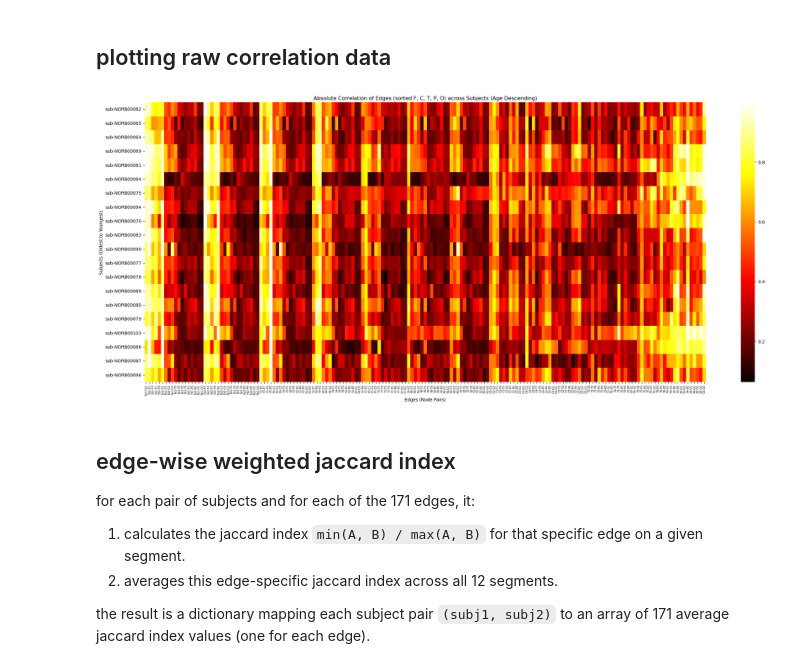
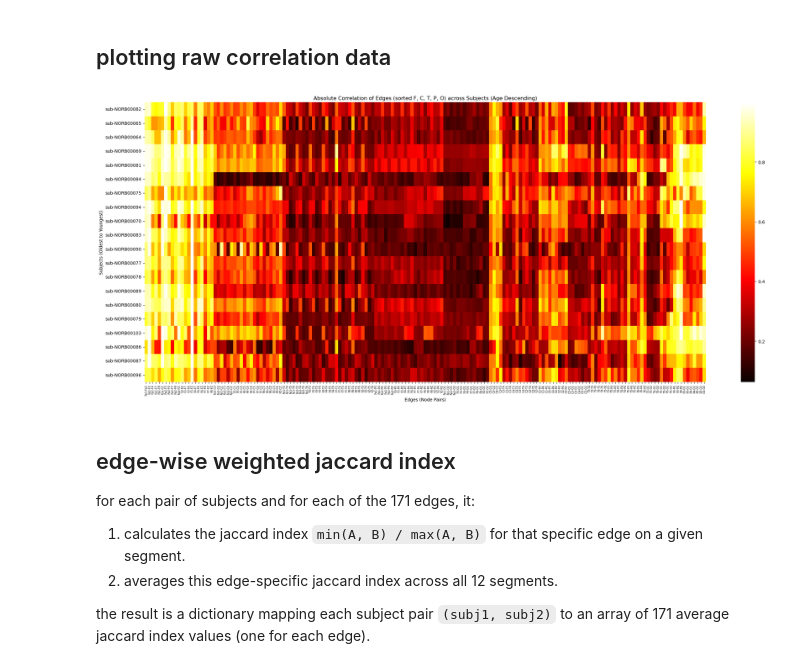
Before and after one commit to AlooKaLaddoo/HonoursM26, a Jupyter notebook: correlationJaccard.ipynb, the cells around one changed output. Saved outputs shown, nothing was run; the diff lists cells and outputs as text; code cells hidden in the pictures.

```diff
--- a/correlationJaccard.ipynb
+++ b/correlationJaccard.ipynb
@@ -55,28 +55,28 @@ Processed 20 subjects
 # %%
 # Hardcoded edge order (F, C, T, P, O pairs)
 edge_labels = [
-    'Fp1-Fp2', 'Fp1-F3', 'Fp1-F4', 'Fp1-F7', 'Fp1-F8', 'Fp1-FZ', 'Fp1-C3', 'Fp1-C4',
-    'Fp1-CZ', 'Fp1-T3', 'Fp1-T4', 'Fp1-T5', 'Fp1-T6', 'Fp1-P3', 'Fp1-P4', 'Fp1-PZ',
-    'Fp1-O1', 'Fp1-O2', 'Fp2-F3', 'Fp2-F4', 'Fp2-F7', 'Fp2-F8', 'Fp2-FZ', 'Fp2-C3',
-    'Fp2-C4', 'Fp2-CZ', 'Fp2-T3', 'Fp2-T4', 'Fp2-T5', 'Fp2-T6', 'Fp2-P3', 'Fp2-P4',
-    'Fp2-PZ', 'Fp2-O1', 'Fp2-O2', 'F3-F4', 'F3-F7', 'F3-F8', 'F3-FZ', 'F3-C3',
-    'F3-C4', 'F3-CZ', 'F3-T3', 'F3-T4', 'F3-T5', 'F3-T6', 'F3-P3', 'F3-P4',
-    'F3-PZ', 'F3-O1', 'F3-O2', 'F4-F7', 'F4-F8', 'F4-FZ', 'F4-C3', 'F4-C4',
-    'F4-CZ', 'F4-T3', 'F4-T4', 'F4-T5', 'F4-T6', 'F4-P3', 'F4-P4', 'F4-PZ',
-    'F4-O1', 'F4-O2', 'F7-F8', 'F7-FZ', 'F7-C3', 'F7-C4', 'F7-CZ', 'F7-T3',
-    'F7-T4', 'F7-T5', 'F7-T6', 'F7-P3', 'F7-P4', 'F7-PZ', 'F7-O1', 'F7-O2',
-    'F8-FZ', 'F8-C3', 'F8-C4', 'F8-CZ', 'F8-T3', 'F8-T4', 'F8-T5', 'F8-T6',
-    'F8-P3', 'F8-P4', 'F8-PZ', 'F8-O1', 'F8-O2', 'FZ-C3', 'FZ-C4', 'FZ-CZ',
-    'FZ-T3', 'FZ-T4', 'FZ-T5', 'FZ-T6', 'FZ-P3', 'FZ-P4', 'FZ-PZ', 'FZ-O1',
-    'FZ-O2', 'C3-C4', 'C3-CZ', 'C3-T3', 'C3-T4', 'C3-T5', 'C3-T6', 'C3-P3',
-    'C3-P4', 'C3-PZ', 'C3-O1', 'C3-O2', 'C4-CZ', 'C4-T3', 'C4-T4', 'C4-T5',
-    'C4-T6', 'C4-P3', 'C4-P4', 'C4-PZ', 'C4-O1', 'C4-O2', 'CZ-T3', 'CZ-T4',
-    'CZ-T5', 'CZ-T6', 'CZ-P3', 'CZ-P4', 'CZ-PZ', 'CZ-O1', 'CZ-O2', 'T3-T4',
-    'T3-T5', 'T3-T6', 'T3-P3', 'T3-P4', 'T3-PZ', 'T3-O1', 'T3-O2', 'T4-T5',
-    'T4-T6', 'T4-P3', 'T4-P4', 'T4-PZ', 'T4-O1', 'T4-O2', 'T5-T6', 'T5-P3',
-    'T5-P4', 'T5-PZ', 'T5-O1', 'T5-O2', 'T6-P3', 'T6-P4', 'T6-PZ', 'T6-O1',
-    'T6-O2', 'P3-P4', 'P3-PZ', 'P3-O1', 'P3-O2', 'P4-PZ', 'P4-O1', 'P4-O2',
-    'PZ-O1', 'PZ-O2', 'O1-O2'
+    'Fp1-Fp2', 'Fp1-F3', 'Fp1-F4', 'Fp1-F7', 'Fp1-F8', 'Fp1-FZ', 'Fp2-F3',
+    'Fp2-F4', 'Fp2-F7', 'Fp2-F8', 'Fp2-FZ', 'F3-F4', 'F3-F7', 'F3-F8', 'F3-FZ',
+    'F4-F7', 'F4-F8', 'F4-FZ', 'F7-F8', 'F7-FZ', 'F8-FZ', 'Fp1-C3', 'Fp1-C4',
+    'Fp1-CZ', 'Fp2-C3', 'Fp2-C4', 'Fp2-CZ', 'F3-C3', 'F3-C4', 'F3-CZ', 'F4-C3',
+    'F4-C4', 'F4-CZ', 'F7-C3', 'F7-C4', 'F7-CZ', 'F8-C3', 'F8-C4', 'F8-CZ',
+    'FZ-C3', 'FZ-C4', 'FZ-CZ', 'Fp1-T3', 'Fp1-T4', 'Fp1-T5', 'Fp1-T6',
+    'Fp2-T3', 'Fp2-T4', 'Fp2-T5', 'Fp2-T6', 'F3-T3', 'F3-T4', 'F3-T5', 'F3-T6',
+    'F4-T3', 'F4-T4', 'F4-T5', 'F4-T6', 'F7-T3', 'F7-T4', 'F7-T5', 'F7-T6',
+    'F8-T3', 'F8-T4', 'F8-T5', 'F8-T6', 'FZ-T3', 'FZ-T4', 'FZ-T5', 'FZ-T6',
+    'Fp1-P3', 'Fp1-P4', 'Fp1-PZ', 'Fp2-P3', 'Fp2-P4', 'Fp2-PZ', 'F3-P3',
+    'F3-P4', 'F3-PZ', 'F4-P3', 'F4-P4', 'F4-PZ', 'F7-P3', 'F7-P4', 'F7-PZ',
+    'F8-P3', 'F8-P4', 'F8-PZ', 'FZ-P3', 'FZ-P4', 'FZ-PZ', 'Fp1-O1', 'Fp1-O2',
+    'Fp2-O1', 'Fp2-O2', 'F3-O1', 'F3-O2', 'F4-O1', 'F4-O2', 'F7-O1', 'F7-O2',
+    'F8-O1', 'F8-O2', 'FZ-O1', 'FZ-O2', 'C3-C4', 'C3-CZ', 'C4-CZ', 'C3-T3',
+    'C3-T4', 'C3-T5', 'C3-T6', 'C4-T3', 'C4-T4', 'C4-T5', 'C4-T6', 'CZ-T3',
+    'CZ-T4', 'CZ-T5', 'CZ-T6', 'C3-P3', 'C3-P4', 'C3-PZ', 'C4-P3', 'C4-P4',
+    'C4-PZ', 'CZ-P3', 'CZ-P4', 'CZ-PZ', 'C3-O1', 'C3-O2', 'C4-O1', 'C4-O2',
+    'CZ-O1', 'CZ-O2', 'T3-T4', 'T3-T5', 'T3-T6', 'T4-T5', 'T4-T6', 'T5-T6',
+    'T3-P3', 'T3-P4', 'T3-PZ', 'T4-P3', 'T4-P4', 'T4-PZ', 'T5-P3', 'T5-P4',
+    'T5-PZ', 'T6-P3', 'T6-P4', 'T6-PZ', 'T3-O1', 'T3-O2', 'T4-O1', 'T4-O2',
+    'T5-O1', 'T5-O2', 'T6-O1', 'T6-O2', 'P3-P4', 'P3-PZ', 'P4-PZ', 'P3-O1',
+    'P3-O2', 'P4-O1', 'P4-O2', 'PZ-O1', 'PZ-O2', 'O1-O2',
 ]
 
 # Load ages and sort subjects descending (oldest top, youngest bottom)
@@ -84,34 +84,34 @@ ages_df = pd.read_csv('age_acq_time_sorted.csv')
 target_labels = [f"{subj}_ses-1" for subj in formatted_subjects]
 ages_filtered = ages_df[ages_df['label'].isin(target_labels)].copy()
 ages_filtered = ages_filtered.sort_values('age_acq_time', ascending=False)
 
 sorted_subject_labels = ages_filtered['label'].tolist()
 sorted_subjects = [label.split('_')[0] for label in sorted_subject_labels]
 
 # Prepare data for heatmap
 heatmap_data = []
 valid_subjects = []
 
 for subj in sorted_subjects:
     if subj in subject_matrices:
         df_matrix = subject_matrices[subj]
         row_data = [df_matrix.loc[e.split('-')[0], e.split('-')[1]] for e in edge_labels]
         heatmap_data.append(row_data)
         valid_subjects.append(subj)
 
 heatmap_data = np.array(heatmap_data)
 
 # Plot heatmap
 plt.figure(figsize=(24, 10))
 sns.heatmap(heatmap_data, cmap='hot', xticklabels=edge_labels, yticklabels=valid_subjects)
 plt.title('Absolute Correlation of Edges (sorted F, C, T, P, O) across Subjects (Age Descending)')
 plt.xlabel('Edges (Node Pairs)')
 plt.ylabel('Subjects (Oldest to Youngest)')
 plt.xticks(rotation=90, fontsize=6)
 plt.tight_layout()
 plt.show()
 # %% [output]
-[figure, old version]
+[figure, new version]
 # %% [markdown]
 ## edge-wise weighted jaccard index
 for each pair of subjects and for each of the 171 edges, it:
```
Also changed, not shown: parts of 1 cell of this notebook, 1 other file.
